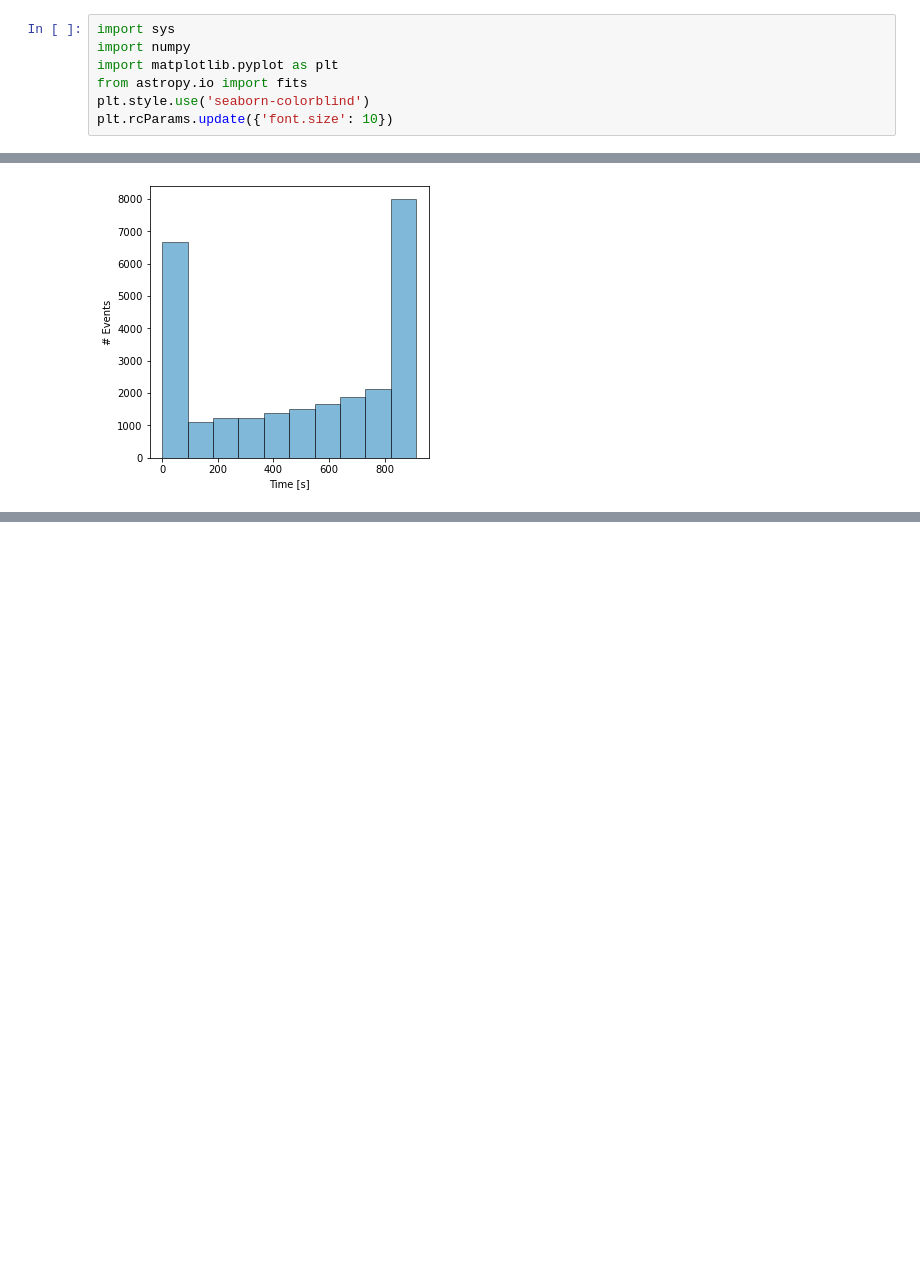
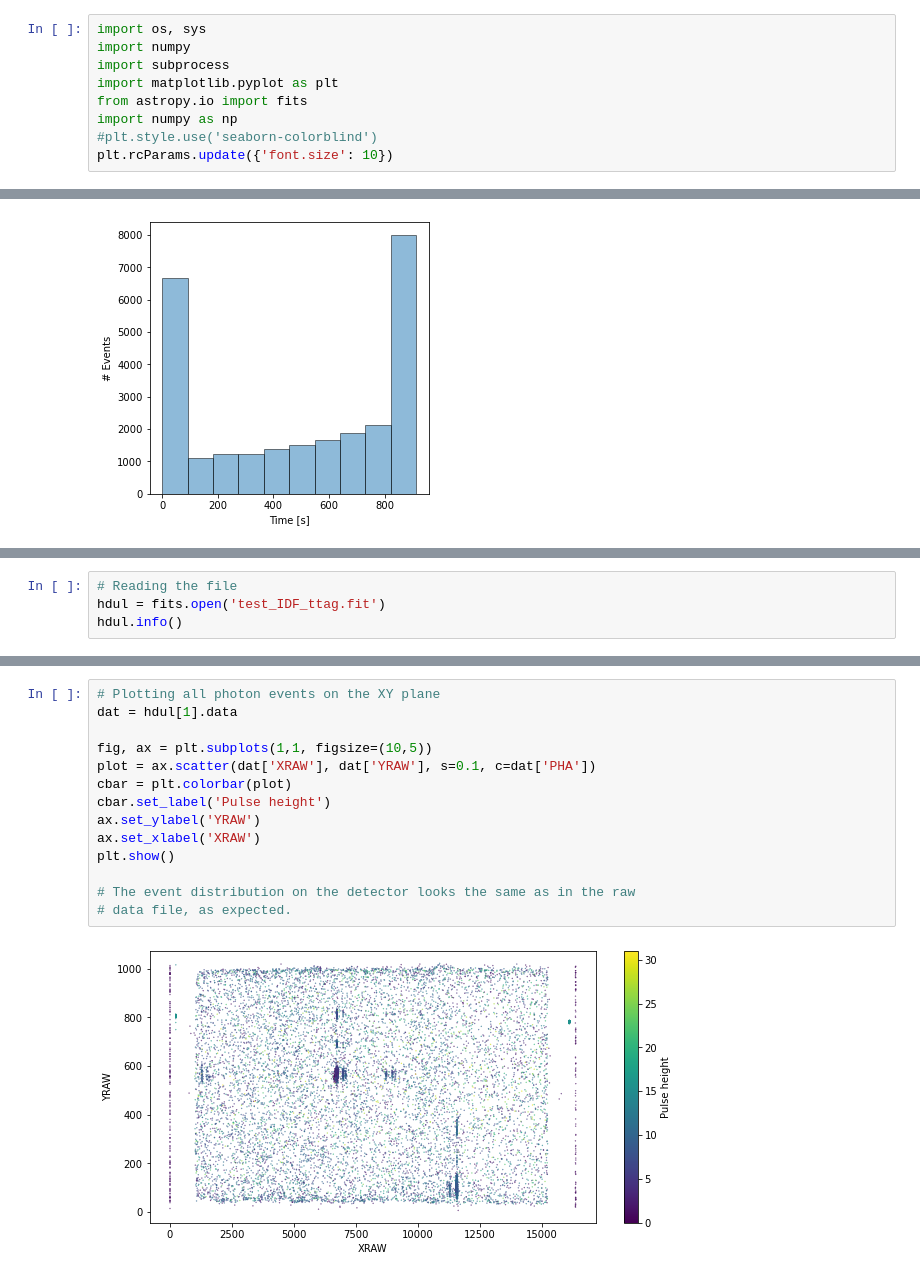
Before and after one commit to kepplerm/FUSE_pipeline_exploration, a Jupyter notebook: pipeline_exploration.ipynb, the cells around one changed output, grey strips where cells are left out. Drawn from its saved outputs; the diff is of its cells as text; blank space fills up the shorter version.

Commit message:
Generating IDF files, plotting XY/time data

```diff
--- a/pipeline_exploration.ipynb
+++ b/pipeline_exploration.ipynb
@@ -1,9 +1,11 @@
 # %%
-import sys
+import os, sys
 import numpy
+import subprocess
 import matplotlib.pyplot as plt
 from astropy.io import fits
-plt.style.use('seaborn-colorblind')
+import numpy as np
+#plt.style.use('seaborn-colorblind')
 plt.rcParams.update({'font.size': 10})
 # %% [markdown]
 # Reading and exploring raw files
@@ -46,0 +65,4 @@ plt.show()
+# %%
+# Reading the file
+hdul = fits.open('test_IDF_ttag.fit')
+hdul.info()
@@ -46,0 +95,16 @@ plt.show()
+# %%
+# Plotting all photon events on the XY plane
+dat = hdul[1].data
+
+fig, ax = plt.subplots(1,1, figsize=(10,5))
+plot = ax.scatter(dat['XRAW'], dat['YRAW'], s=0.1, c=dat['PHA'])
+cbar = plt.colorbar(plot)
+cbar.set_label('Pulse height')
+ax.set_ylabel('YRAW')
+ax.set_xlabel('XRAW')
+plt.show()
+
+# The event distribution on the detector looks the same as in the raw
+# data file, as expected.
+# %% [output]
+[figure, added]
```
Also changed, not shown: parts of 10 cells of this notebook.
